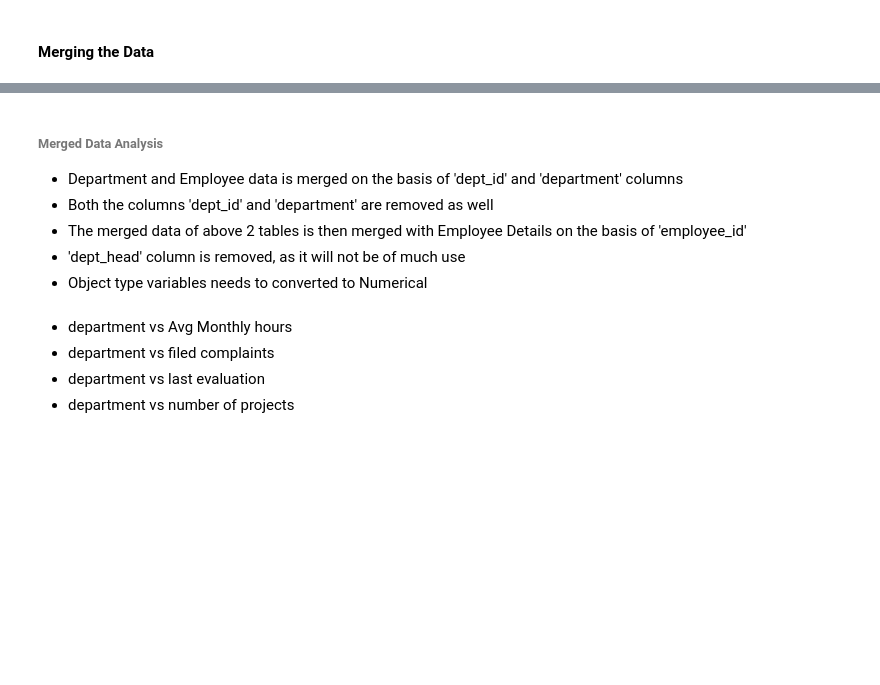
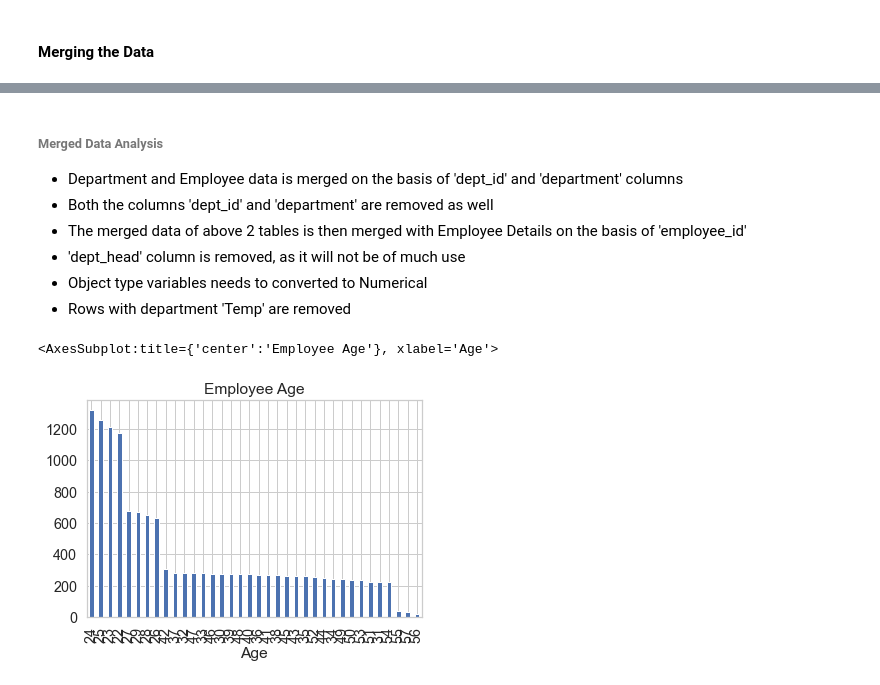
Before and after one commit to mohinder-singhtank/Capstone-ML-1008, a Jupyter notebook: 1008_GCD_capstone.ipynb, the cells around one changed output, grey strips where cells are left out. Saved outputs shown, nothing was run; the diff lists cells and outputs as text; code cells hidden in the pictures; blank space fills up the shorter version.

Commit message:
Update 1008_GCD_capstone.ipynb
Dropped rows with department 'Temp' and added EDA changes by Pankaj

```diff
--- a/1008_GCD_capstone.ipynb
+++ b/1008_GCD_capstone.ipynb
@@ -386,6 +384,7 @@ memory usage: 1.6+ MB
 - The merged data of above 2 tables is then merged with Employee Details on the basis of 'employee_id'
 - 'dept_head' column is removed, as it will not be of much use
 - Object type variables needs to converted to Numerical
+- Rows with department 'Temp' are removed
 # %%
 # Optional, can be removed. Dropping the rows with null values
 #merged_df.dropna(subset=['dept_name'], inplace=True)
@@ -394,5 +393,0 @@ memory usage: 1.6+ MB
-# %% [markdown]
-- department vs Avg Monthly hours
-- department vs filed complaints
-- department vs last evaluation
-- department vs number of projects
@@ -398,0 +396,7 @@ memory usage: 1.6+ MB
+# %%
+plt.xlabel("Age")
+plt.title("Employee Age")
+emp_det_data['age'].value_counts().plot.bar()
+# %% [output]
+<AxesSubplot:title={'center':'Employee Age'}, xlabel='Age'>
+[figure, added]
```
Also changed, not shown: parts of 16 cells of this notebook.
